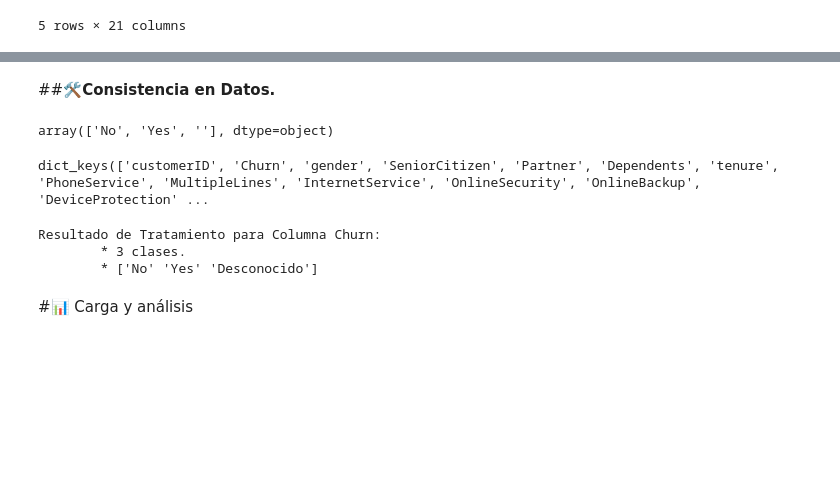
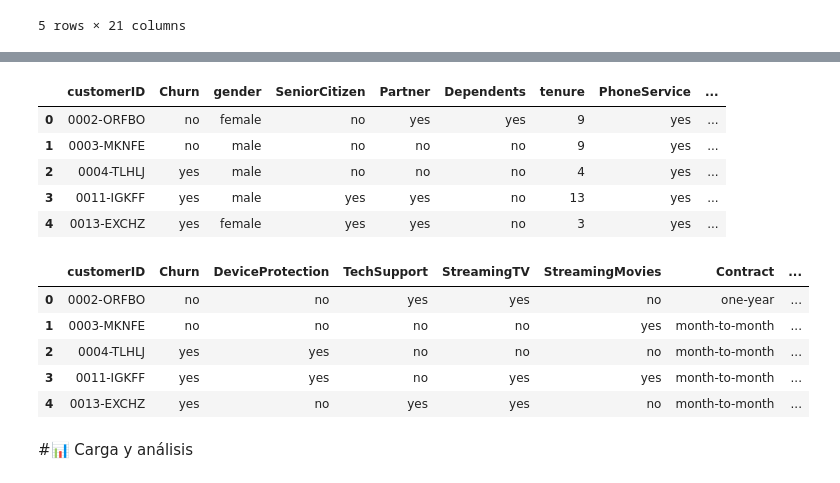
Before and after one commit to EuniceGarcia503/Challenge2_TelecomX_LATAM, a Jupyter notebook: TelecomX_LATAM.ipynb, the cells around one changed output, grey strips where cells are left out. Cells and saved outputs as stored; diff of their text form; code cells hidden in the pictures; blank space fills up the shorter version.

Commit message:
Creo: apartado de identificación y manejo de inconsistencias en los datos más agrego código.

```diff
--- a/TelecomX_LATAM.ipynb
+++ b/TelecomX_LATAM.ipynb
@@ -51,3 +98,20 @@ df_telecomX_datos.head()
+# %%
+#Columnas 'Contract y 'PaymentMethod' podríamos unir palabras por un guion (-) para tokenizar.
+#Son las columnas cuyos registros deseamos unir con un guion.
+columnas_espacios = ['Contract','PaymentMethod','InternetService']
+for col in columnas_espacios:
+  df_telecomX_datos[col] = df_telecomX_datos[col].str.replace(' ','-')
+# %%
+#Columna 'PaymentMethod' remover (), reemplazar espacios por guion.
+df_telecomX_datos['PaymentMethod'] = df_telecomX_datos['PaymentMethod'] \
+    .str.replace('(', '-', regex=False) \
+    .str.replace(')', '', regex=False) \
+    .str.replace(' ', '-', regex=False)
+# %%
+#Columna 'Charges.Monthly','Charges.Total' Limpieza preventiva de caracteres menos numericos y el punto.
+columnas_numericas = ['Charges.Monthly','Charges.Total']
+for col in columnas_numericas:
+  df_telecomX_datos[col] = pd.to_numeric(df_telecomX_datos[col].astype(str).str.replace(r'[^0-9.]', '', regex=True), errors='coerce')
 # %%
 df_telecomX_datos.info()
 # %% [output]
@@ -70,42 +134,27 @@ dtypes: float64(1), int64(2), object(18)
 memory usage: 1.2+ MB
-# %% [markdown]
-##🛠️**Consistencia en Datos.**
-# %%
-#Verificación de datos nulos, duplicados, error de formatos, inconsistencias en las categorías.
-#Lista de columnas.
-lista_columnas = df_telecomX_datos.columns
-#Contiene la información del tipo de registro en cada columna en df_telecomX_datos
-tipo_dato_colimna_telecomx = {}
-
-#Función para verificar tipo de registro en las columnas.
-def verificar_datos(columnas):
-  global tipo_dato_colimna_telecomx
-  for c in lista_columnas:
-    tipo_registro = df_telecomX_datos[c].unique()
-    tipo_dato_colimna_telecomx[c] = tipo_registro
-  return
-
-#Verificar datos.
-verificar_datos(lista_columnas)
-
-tipo_dato_colimna_telecomx['Churn']
-# %% [output]
-array(['No', 'Yes', ''], dtype=object)
-# %%
-tipo_dato_colimna_telecomx.keys()
-# %% [output]
-dict_keys(['customerID', 'Churn', 'gender', 'SeniorCitizen', 'Partner', 'Dependents', 'tenure', 'PhoneService', 'MultipleLines', 'InternetService', 'OnlineSecurity', 'OnlineBackup', 'DeviceProtection' ...
-# %%
-#Tratamiento de datos nulos en columna 'Churn'.
-df_telecomX_datos['Churn'] = df_telecomX_datos['Churn'].str.strip()
-df_telecomX_datos['Churn'] = df_telecomX_datos['Churn'].replace('',np.nan)
-df_telecomX_datos['Churn'] = df_telecomX_datos['Churn'].fillna('Desconocido')
-print(f"Resultado de Tratamiento para Columna Churn:")
-print(f"\t* {df_telecomX_datos['Churn'].nunique()} clases.")
-print(f"\t* {df_telecomX_datos['Churn'].unique()}")
-# %% [output]
-Resultado de Tratamiento para Columna Churn:
-        * 3 clases.
-        * ['No' 'Yes' 'Desconocido']
+# %%
+df_telecomX_datos_copy = df_telecomX_datos.copy()
+telecomX_vistas_1_10 = df_telecomX_datos_copy[['customerID','Churn','gender','SeniorCitizen','Partner','Dependents',
+                                               'tenure','PhoneService','MultipleLines','InternetService','OnlineSecurity','OnlineBackup']]
+telecomX_vistas_1_10.head()
+# %% [output]
+|  | customerID | Churn | gender | SeniorCitizen | Partner | Dependents | tenure | PhoneService | ... |
+| 0 | 0002-ORFBO | no | female | no | yes | yes | 9 | yes | ... |
+| 1 | 0003-MKNFE | no | male | no | no | no | 9 | yes | ... |
+| 2 | 0004-TLHLJ | yes | male | no | no | no | 4 | yes | ... |
+| 3 | 0011-IGKFF | yes | male | yes | yes | no | 13 | yes | ... |
+| 4 | 0013-EXCHZ | yes | female | yes | yes | no | 3 | yes | ... |
+# %%
+df_telecomX_datos_copy = df_telecomX_datos.copy()
+telecomX_vistas_11_21 = df_telecomX_datos_copy[['customerID','Churn', 'DeviceProtection', 'TechSupport', 'StreamingTV', 'StreamingMovies',
+                                               'Contract','PaperlessBilling', 'PaymentMethod', 'Charges.Monthly', 'Charges.Total']]
+telecomX_vistas_11_21.head()
+# %% [output]
+|  | customerID | Churn | DeviceProtection | TechSupport | StreamingTV | StreamingMovies | Contract | ... |
+| 0 | 0002-ORFBO | no | no | yes | yes | no | one-year | ... |
+| 1 | 0003-MKNFE | no | no | no | no | yes | month-to-month | ... |
+| 2 | 0004-TLHLJ | yes | yes | no | no | no | month-to-month | ... |
+| 3 | 0011-IGKFF | yes | yes | no | yes | yes | month-to-month | ... |
+| 4 | 0013-EXCHZ | yes | no | yes | yes | no | month-to-month | ... |
 # %% [markdown]
 #📊 Carga y análisis
```
Also changed, not shown: parts of 11 cells of this notebook.
